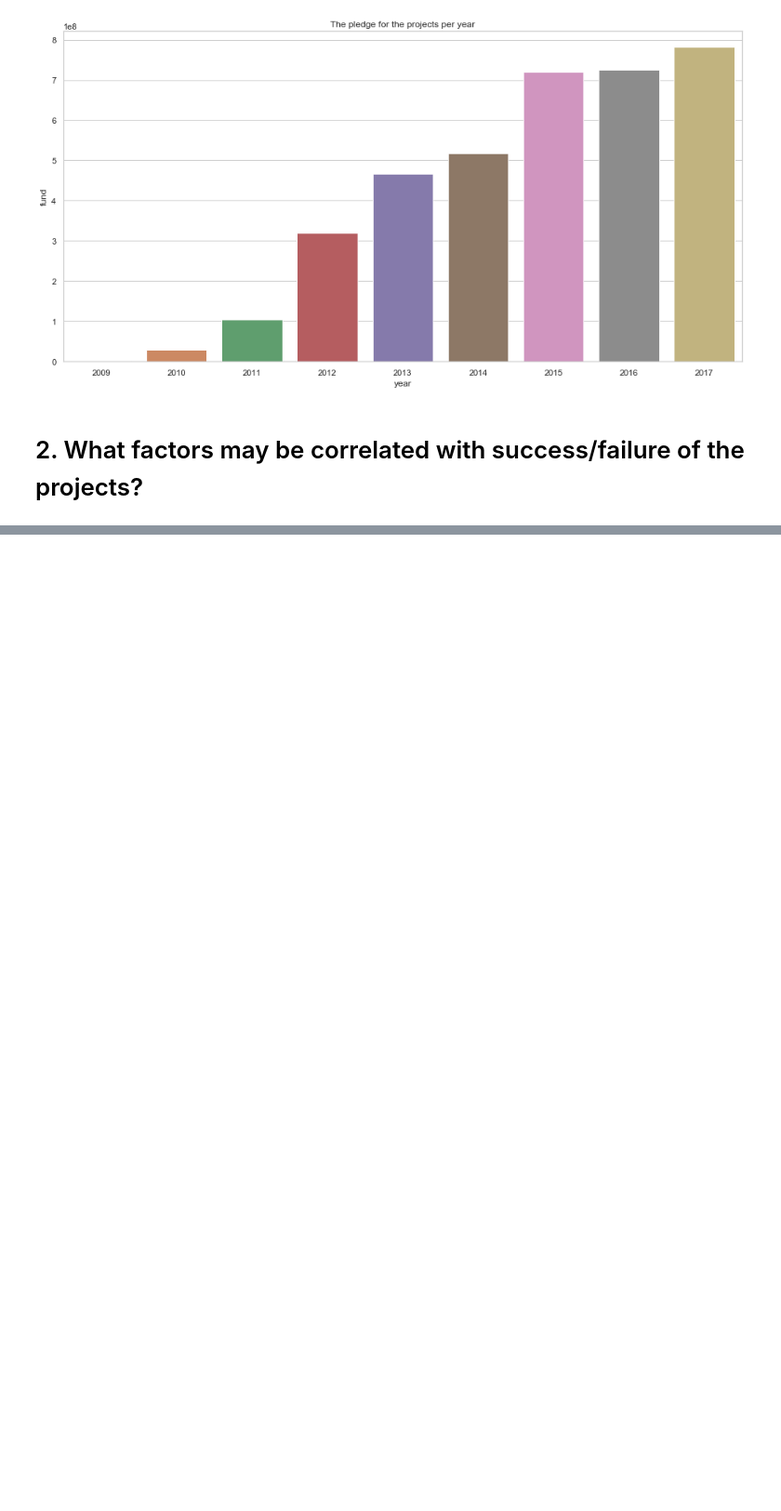
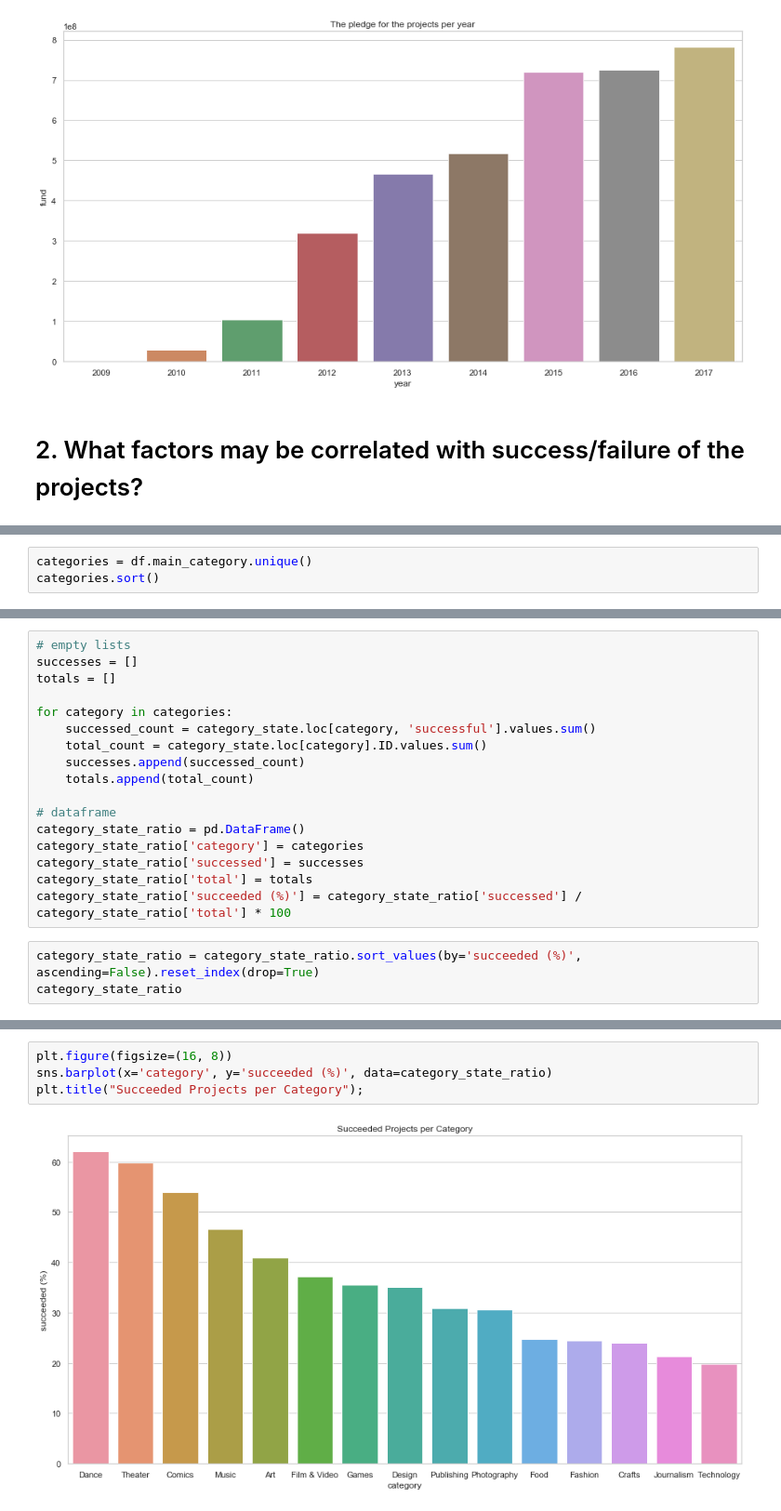
Before and after one commit to yukinagae/kaggle-kickstarter-projects, a Jupyter notebook: eda.ipynb, the cells around one changed output, grey strips where cells are left out. Shown at 93% size. Saved outputs shown, nothing was run; the diff lists cells and outputs as text; blank space fills up the shorter version.

```diff
--- a/eda.ipynb
+++ b/eda.ipynb
@@ -173,0 +199,3 @@ plt.title("The pledge for the projects per year");
+# %%
+categories = df.main_category.unique()
+categories.sort()
@@ -173,0 +208,20 @@ plt.title("The pledge for the projects per year");
+# %%
+# empty lists
+successes = []
+totals = []
+
+for category in categories:
+    successed_count = category_state.loc[category, 'successful'].values.sum()
+    total_count = category_state.loc[category].ID.values.sum()
+    successes.append(successed_count)
+    totals.append(total_count)
+
+# dataframe
+category_state_ratio = pd.DataFrame()
+category_state_ratio['category'] = categories
+category_state_ratio['successed'] = successes
+category_state_ratio['total'] = totals
+category_state_ratio['succeeded (%)'] = category_state_ratio['successed'] / category_state_ratio['total'] * 100
+# %%
+category_state_ratio = category_state_ratio.sort_values(by='succeeded (%)', ascending=False).reset_index(drop=True)
+category_state_ratio
@@ -173,0 +245,6 @@ plt.title("The pledge for the projects per year");
+# %%
+plt.figure(figsize=(16, 8))
+sns.barplot(x='category', y='succeeded (%)', data=category_state_ratio)
+plt.title("Succeeded Projects per Category");
+# %% [output]
+[figure, added]
```
Also changed, not shown: parts of 25 cells of this notebook.
